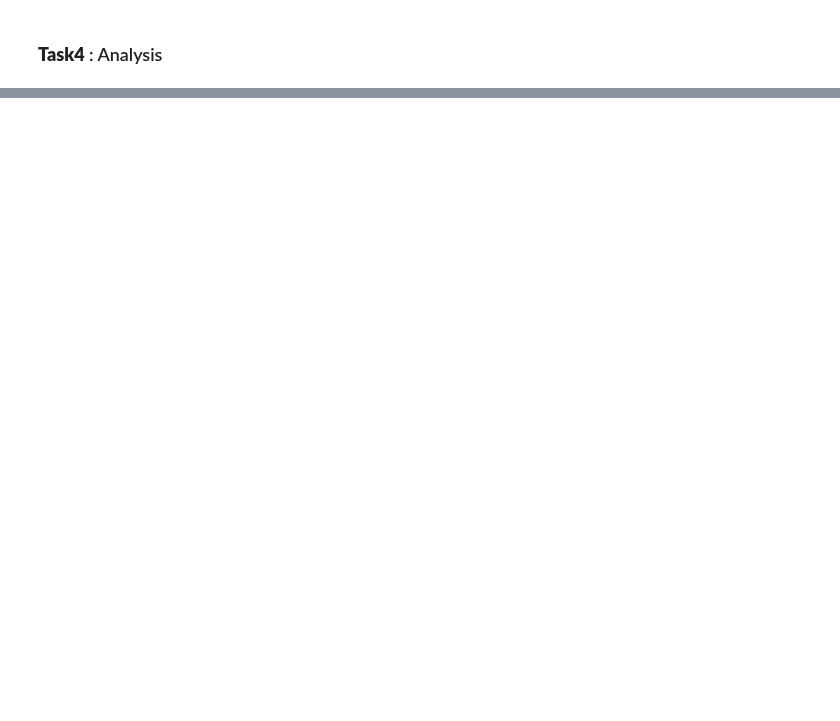
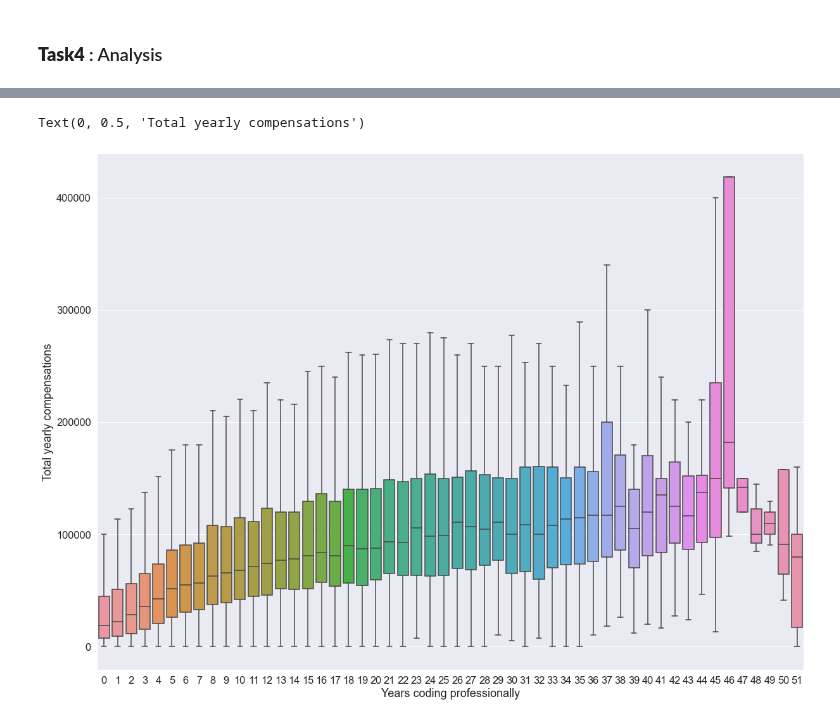
Before and after one commit to data301-2021-winter1/project-group13-project, a Jupyter notebook: notebooks/analysis2.ipynb, the cells around one changed output, grey strips where cells are left out. Cells and saved outputs as stored; diff of their text form; code cells hidden in the pictures; blank space fills up the shorter version.

```diff
--- a/notebooks/analysis2.ipynb
+++ b/notebooks/analysis2.ipynb
@@ -189,0 +192,8 @@ Text(0, 0.5, 'Years of professional coding')
+# %%
+dfModiofied = df2021Cleaned.drop(df2021Cleaned[(df2021Cleaned.EdLevel == "Primary/elementary school")].index)
+plt4 = sns.boxplot(data = dfModiofied,y='ConvertedCompYearly',x='YearsCodePro', showfliers = False)
+plt4.set_xlabel('Years coding professionally')
+plt4.set_ylabel("Total yearly compensations")
+# %% [output]
+Text(0, 0.5, 'Total yearly compensations')
+[figure, added]
```
Also changed, not shown: parts of 6 cells of this notebook, 1 other file.
